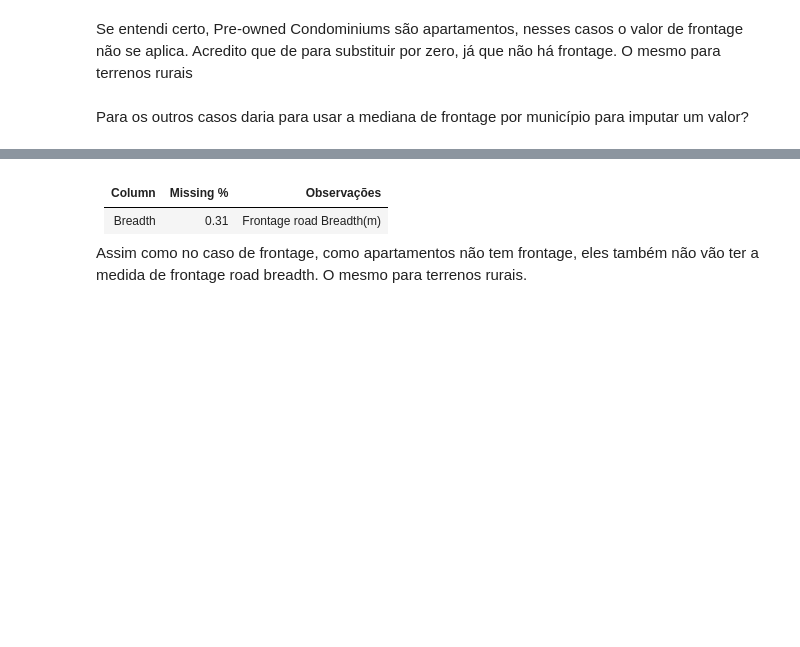
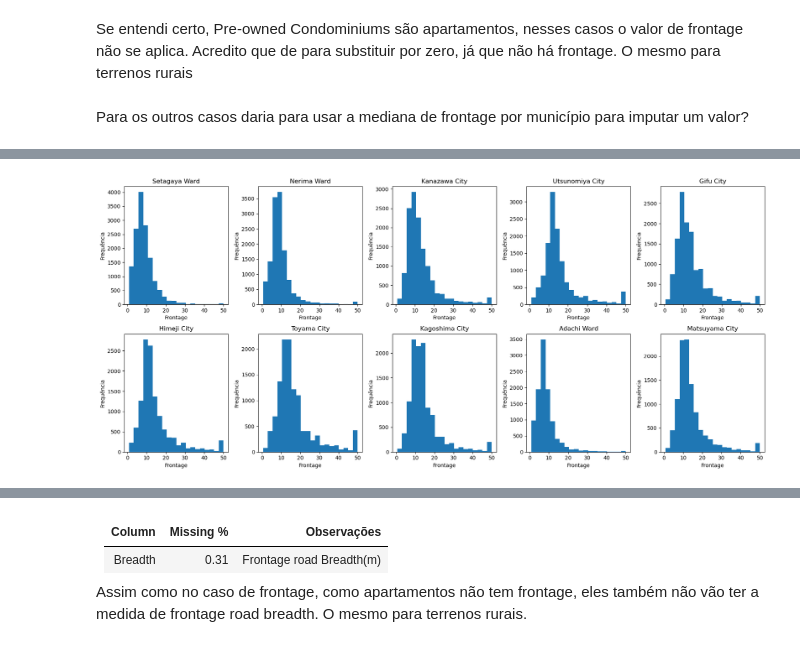
Before and after one commit to jualmac/Japan-Real-Estate-Prices, a Jupyter notebook: notebooks/house_prices_teste.ipynb, the cells around one changed output, grey strips where cells are left out. Saved outputs shown, nothing was run; the diff lists cells and outputs as text; code cells hidden in the pictures; blank space fills up the shorter version.

```diff
--- a/notebooks/house_prices_teste.ipynb
+++ b/notebooks/house_prices_teste.ipynb
@@ -726,0 +735,20 @@ Por DistrictName: média=15.8  std=8.07  min=0.5  max=50.0
+# %%
+# Selecionar 10 municípios com mais dados
+top_municipios = df_check['Municipality'].value_counts().head(10).index
+
+# Criar figura com 10 subplots (2 linhas x 5 colunas)
+fig, axes = plt.subplots(2, 5, figsize=(18, 8))
+axes = axes.flatten()
+
+for i, muni in enumerate(top_municipios):
+    dados = df_check[df_check['Municipality'] == muni]['Frontage']
+
+    axes[i].hist(dados, bins=20)
+    axes[i].set_title(muni)
+    axes[i].set_xlabel('Frontage')
+    axes[i].set_ylabel('Frequência')
+
+plt.tight_layout()
+plt.show()
+# %% [output]
+[figure, added]
```
Also changed, not shown: parts of 12 cells of this notebook.
